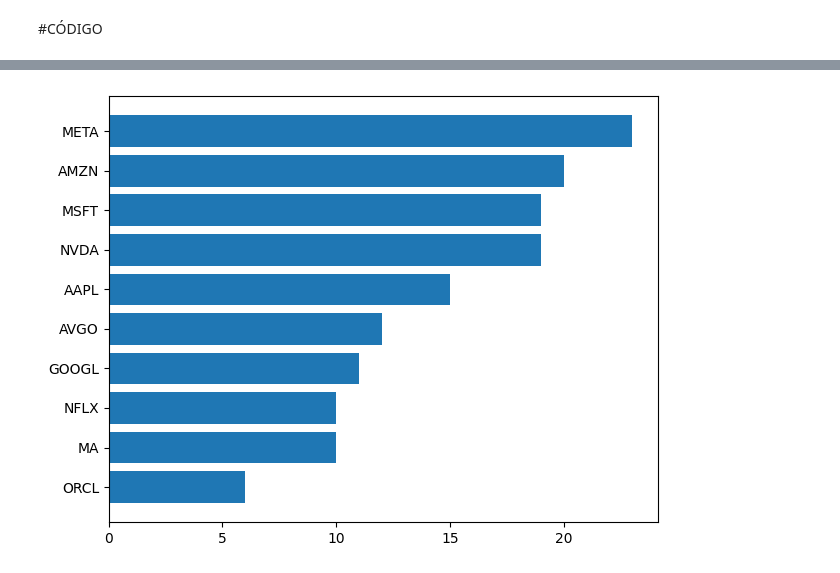
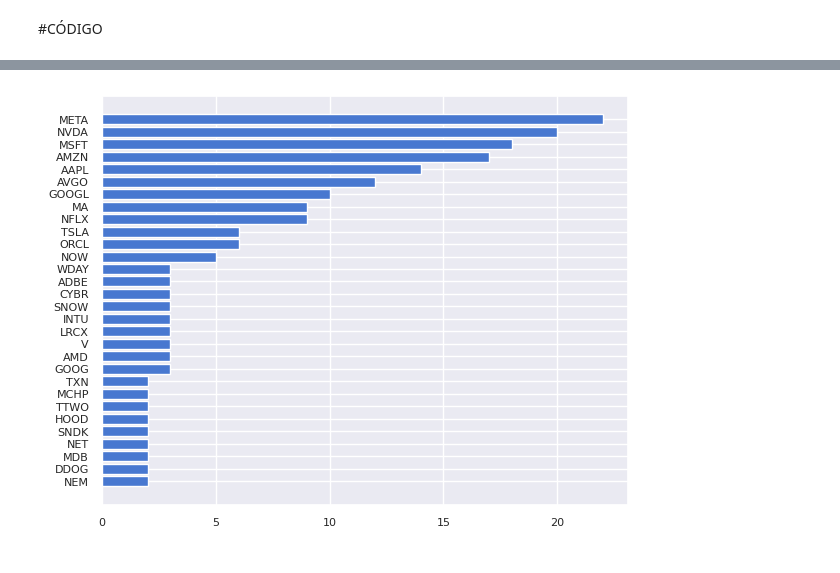
Before and after one commit to mrella/finance_colab, a Jupyter notebook: best_stocks_morningstar.ipynb, the cells around one changed output, grey strips where cells are left out. Cells and saved outputs as stored; diff of their text form; code cells hidden in the pictures.

```diff
--- a/best_stocks_morningstar.ipynb
+++ b/best_stocks_morningstar.ipynb
@@ -41,6 +41,8 @@ from fuzzywuzzy import fuzz
 import matplotlib.pyplot as plt
 import warnings
 warnings.filterwarnings('ignore')
+import seaborn as sns
+sns.set_theme(style="darkgrid", palette="muted", font_scale=1.1)
 # %%
 headers = {"Accept": "text/html,application/xhtml+xml,application/xml;q=0.9,image/webp,\
            */*;q=0.8",
@@ -146,8 +148,11 @@ df_stocks.head(10)
 # %%
 #VISUALIZACIÓN
-plt.barh(df_stocks['Stock'].head(10), df_stocks['Appearances'].head(10))
+plt.barh(df_stocks['Stock'].head(30), df_stocks['Appearances'].head(30))
 plt.gca().invert_yaxis()
 plt.tight_layout()
+# Reducir tamaño de letra de los ejes
+plt.xticks(fontsize=8)
+plt.yticks(fontsize=8)
 plt.show()
 # %% [output]
-[figure, old version]
+[figure, new version]
```
Also changed, not shown: parts of 5 cells of this notebook.
